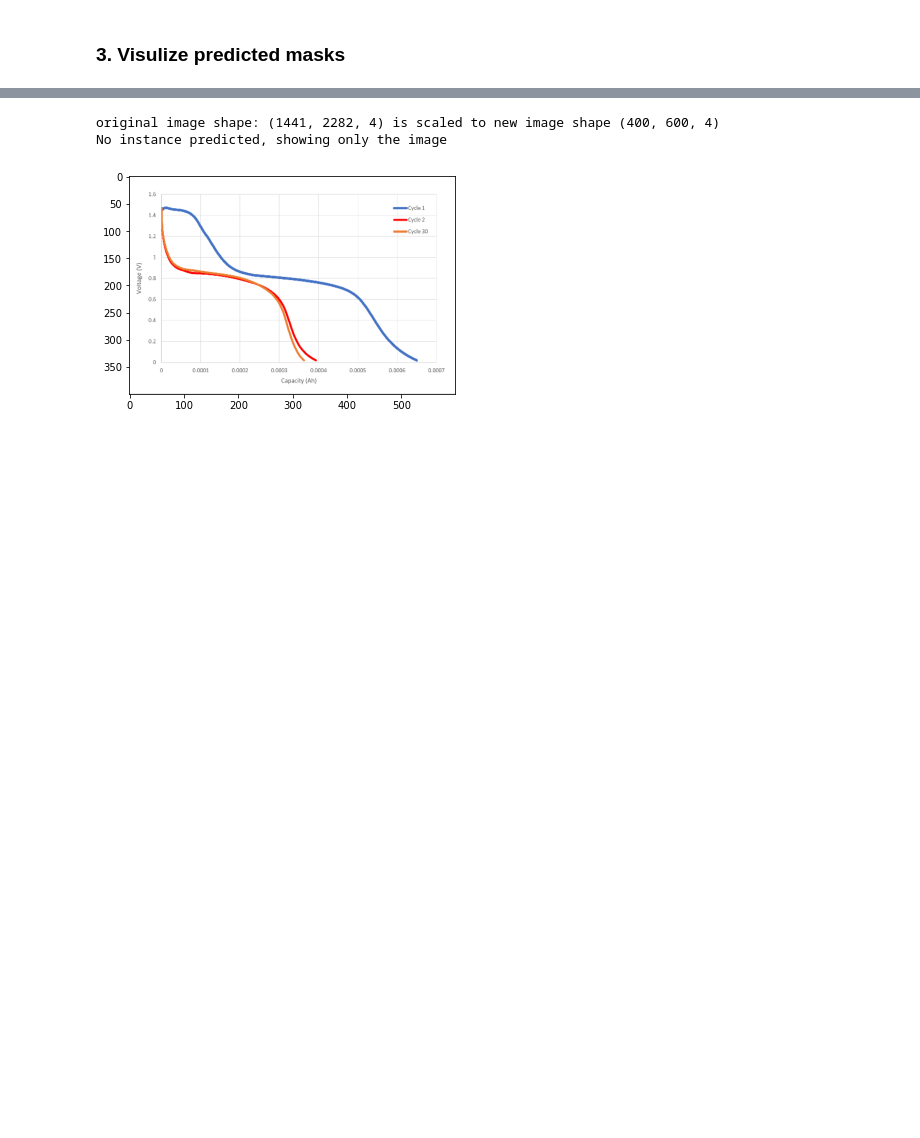
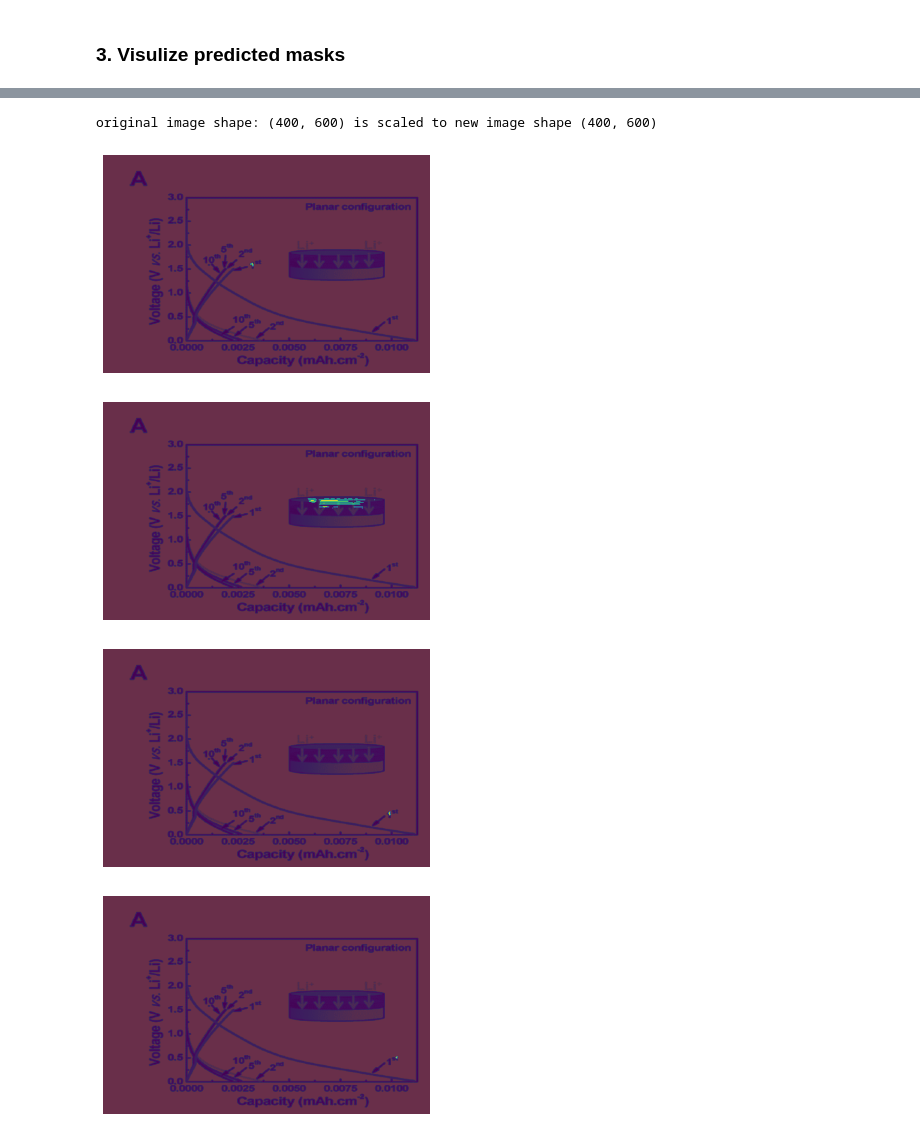
Before and after one commit to DataYoink/DataYoink, a Jupyter notebook: docs/dev/Demo_load_NN_from_pkl.ipynb, the cells around one changed output, grey strips where cells are left out. Saved outputs shown, nothing was run; the diff lists cells and outputs as text; code cells hidden in the pictures; blank space fills up the shorter version.

```diff
--- a/docs/dev/Demo_load_NN_from_pkl.ipynb
+++ b/docs/dev/Demo_load_NN_from_pkl.ipynb
@@ -59,10 +56,12 @@ No instance predicted, showing only the image
 # %%
-image_PNG = "Test_color.png"
+image_PNG = "discharge_curve (15).png"
 rescaled_img = img_rescale(image_PNG, image_height, image_width)
 pretrained_pkl = "./output/BEST_config.pkl"
 outputs = predict_discharge_curve(pretrained_pkl,rescaled_img)
 show_output_img_and_mask("scaled_input_image/scaled_"+image_PNG, outputs)
 # %% [output]
-original image shape: (1441, 2282, 4) is scaled to new image shape (400, 600, 4)
-No instance predicted, showing only the image
+original image shape: (400, 600) is scaled to new image shape (400, 600)
-[figure, old version]
+[figure, new version]
+[figure, added]
+[figure, added]
+[figure, added]
```
Also changed, not shown: parts of 10 cells of this notebook, 4 other files.
